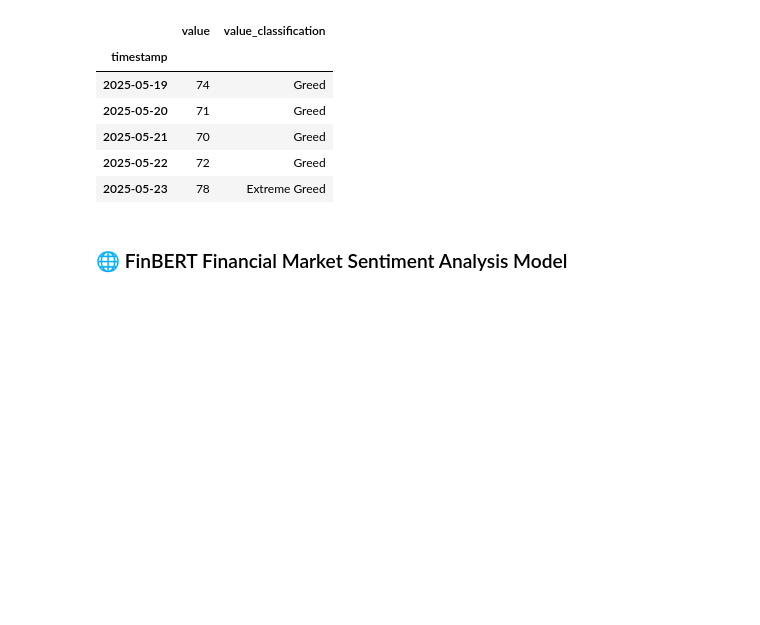
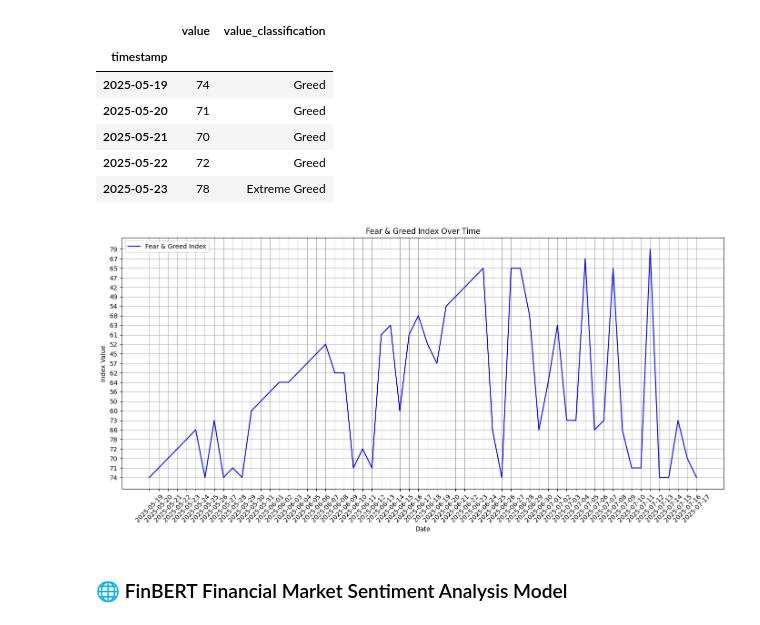
Before and after one commit to Lawrence2005/Finovax-Quantitative-Researcher-Internship-Summer-2025, a Jupyter notebook: NLP-Market-Sentiment-Analysis-Week5/explorations.ipynb, the cells around one changed output. Cells and saved outputs as stored; diff of their text form; code cells hidden in the pictures; blank space fills up the shorter version.

```diff
--- a/NLP-Market-Sentiment-Analysis-Week5/explorations.ipynb
+++ b/NLP-Market-Sentiment-Analysis-Week5/explorations.ipynb
@@ -48,3 +51,25 @@ def get_FNG_index(limit=60, format='json', date_format='cn'):
+# %%
+def plot_FNG_index(indices: pd.DataFrame):
+    """
+    Plot the Fear and Greed Index values and their classifications.
+
+    Parameters:
+    indices (pd.DataFrame): A DataFrame containing the Fear and Greed Index values and their classifications.
+    """
+
+    plt.figure(figsize=(14, 7))
+
+    plt.plot(indices.index, indices['value'], label='Fear & Greed Index', color='blue')
+
+    plt.title('Fear & Greed Index Over Time')
+    plt.xlabel('Date')
+    plt.ylabel('Index Value')
+
+    plt.xticks(rotation=45)
+    plt.grid()
+    plt.legend()
+    plt.tight_layout()
+    plt.show()
 # %% [markdown]
 Fear & Greed Index of the Past Two Months
 # %%
@@ -59,6 +84,10 @@ fng_index.head()
 | 2025-05-21 | 70 | Greed |
 | 2025-05-22 | 72 | Greed |
 | 2025-05-23 | 78 | Extreme Greed |
+# %%
+plot_FNG_index(fng_index)
+# %% [output]
+[figure, added]
 # %% [markdown]
 ### 🌐 FinBERT Financial Market Sentiment Analysis Model
 # %% [markdown]
```
Also changed, not shown: parts of 2 cells of this notebook.
